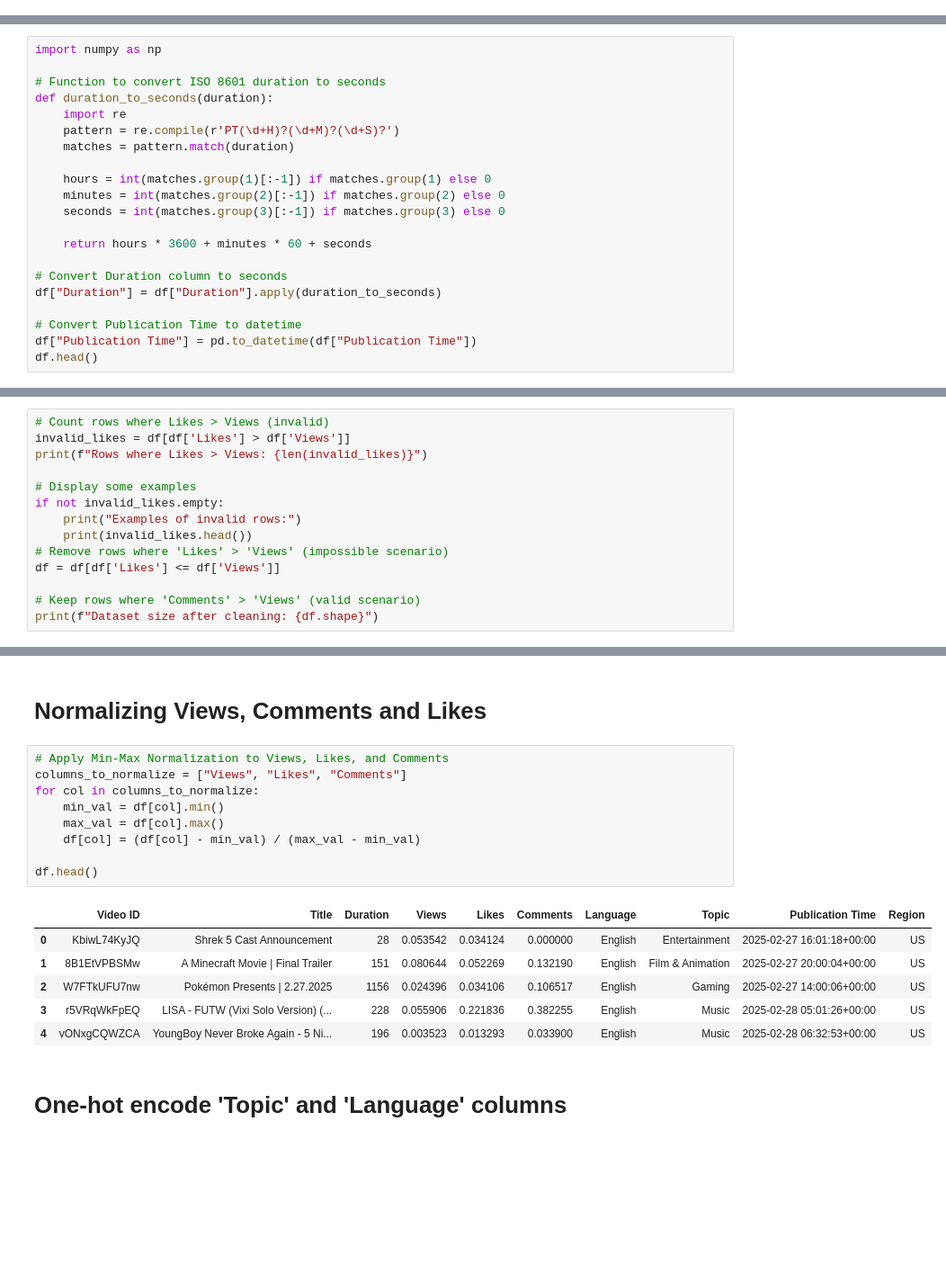
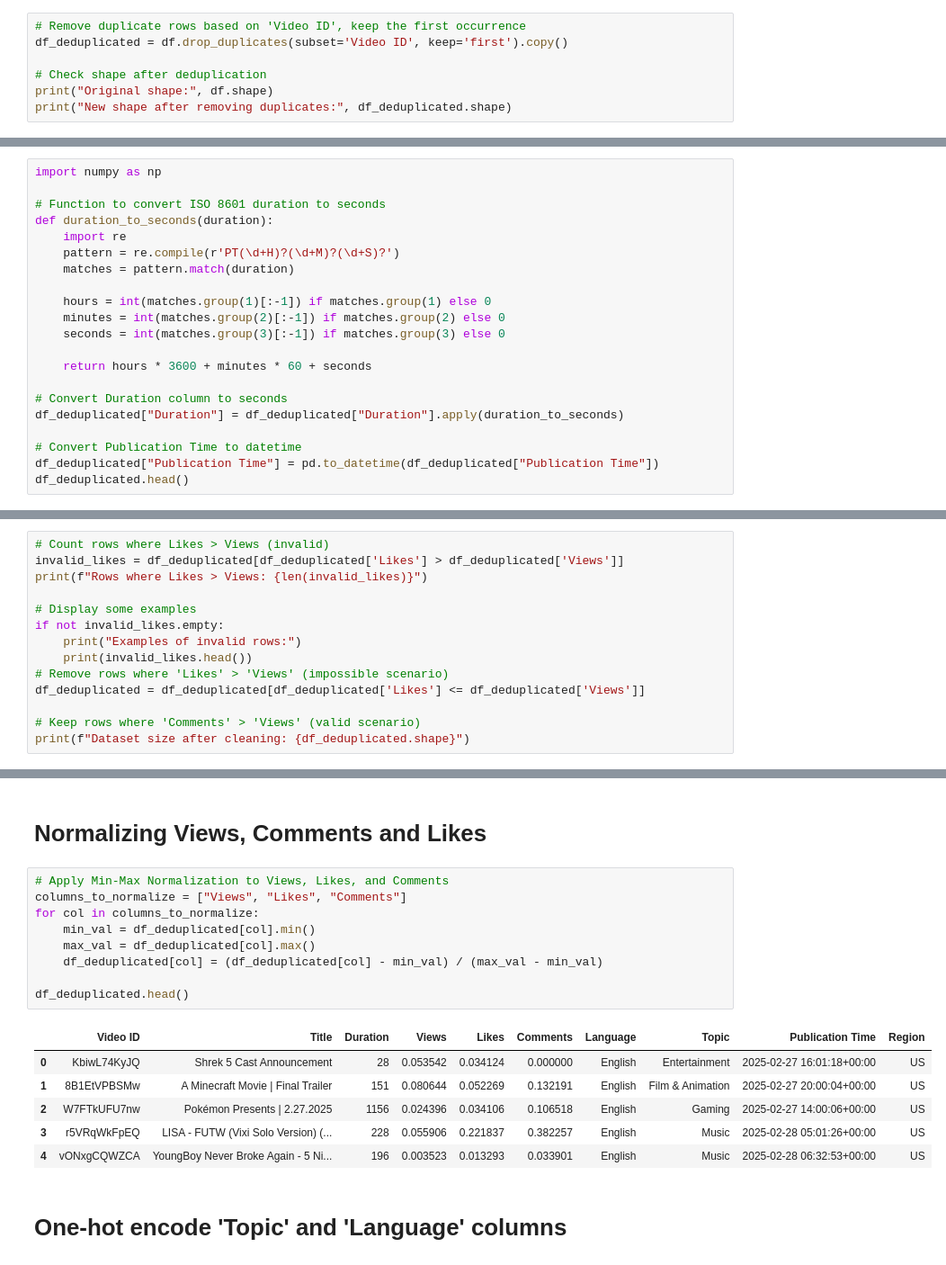
Before and after one commit to RaghdIt/DataScience, a Jupyter notebook: processing.ipynb, the cells around one changed output, grey strips where cells are left out. Shown at 90% size. Cells and saved outputs as stored; diff of their text form; blank space fills up the shorter version.

```diff
--- a/processing.ipynb
+++ b/processing.ipynb
@@ -100,0 +132,7 @@ Duplicate Rows:  0
+# %%
+# Remove duplicate rows based on 'Video ID', keep the first occurrence
+df_deduplicated = df.drop_duplicates(subset='Video ID', keep='first').copy()
+
+# Check shape after deduplication
+print("Original shape:", df.shape)
+print("New shape after removing duplicates:", df_deduplicated.shape)
@@ -120,11 +161,11 @@ def duration_to_seconds(duration):
     return hours * 3600 + minutes * 60 + seconds
 
 # Convert Duration column to seconds
-df["Duration"] = df["Duration"].apply(duration_to_seconds)
+df_deduplicated["Duration"] = df_deduplicated["Duration"].apply(duration_to_seconds)
 
 # Convert Publication Time to datetime
-df["Publication Time"] = pd.to_datetime(df["Publication Time"])
-df.head()
+df_deduplicated["Publication Time"] = pd.to_datetime(df_deduplicated["Publication Time"])
+df_deduplicated.head()
 # %% [output]
 |  | Video ID | Title | Duration | Views | Likes | Comments | Language | Topic | Publication Time | Region |
 | 0 | KbiwL74KyJQ | Shrek 5 Cast Announcement | 28 | 7871600 | 156303 | 0 | English | Entertainment | 2025-02-27 16:01:18+00:00 | US |
@@ -138,7 +179,7 @@ Apply Min-Max Normalization to Views, Likes, and Comments
 # Check if ther are rows where Likes > Views
 # %%
 # Count rows where Likes > Views (invalid)
-invalid_likes = df[df['Likes'] > df['Views']]
+invalid_likes = df_deduplicated[df_deduplicated['Likes'] > df_deduplicated['Views']]
 print(f"Rows where Likes > Views: {len(invalid_likes)}")
 
 # Display some examples
@@ -146,8 +187,8 @@ if not invalid_likes.empty:
     print("Examples of invalid rows:")
     print(invalid_likes.head())
 # Remove rows where 'Likes' > 'Views' (impossible scenario)
-df = df[df['Likes'] <= df['Views']]
+df_deduplicated = df_deduplicated[df_deduplicated['Likes'] <= df_deduplicated['Views']]
 
 # Keep rows where 'Comments' > 'Views' (valid scenario)
-print(f"Dataset size after cleaning: {df.shape}")
+print(f"Dataset size after cleaning: {df_deduplicated.shape}")
 # %% [output]
@@ -230,19 +265,19 @@ In our analysis, we have identified outliers in the dataset, particularly in met
 # %%
 # Apply Min-Max Normalization to Views, Likes, and Comments
 columns_to_normalize = ["Views", "Likes", "Comments"]
 for col in columns_to_normalize:
-    min_val = df[col].min()
-    max_val = df[col].max()
-    df[col] = (df[col] - min_val) / (max_val - min_val)
+    min_val = df_deduplicated[col].min()
+    max_val = df_deduplicated[col].max()
+    df_deduplicated[col] = (df_deduplicated[col] - min_val) / (max_val - min_val)
 
-df.head()
+df_deduplicated.head()
 # %% [output]
 |  | Video ID | Title | Duration | Views | Likes | Comments | Language | Topic | Publication Time | Region |
 | 0 | KbiwL74KyJQ | Shrek 5 Cast Announcement | 28 | 0.053542 | 0.034124 | 0.000000 | English | Entertainment | 2025-02-27 16:01:18+00:00 | US |
-| 1 | 8B1EtVPBSMw | A Minecraft Movie | Final Trailer | 151 | 0.080644 | 0.052269 | 0.132190 | English | Film & Animation | 2025-02-27 20:00:04+00:00 | US |
-| 2 | W7FTkUFU7nw | Pokémon Presents | 2.27.2025 | 1156 | 0.024396 | 0.034106 | 0.106517 | English | Gaming | 2025-02-27 14:00:06+00:00 | US |
-| 3 | r5VRqWkFpEQ | LISA - FUTW (Vixi Solo Version) (... | 228 | 0.055906 | 0.221836 | 0.382255 | English | Music | 2025-02-28 05:01:26+00:00 | US |
-| 4 | vONxgCQWZCA | YoungBoy Never Broke Again - 5 Ni... | 196 | 0.003523 | 0.013293 | 0.033900 | English | Music | 2025-02-28 06:32:53+00:00 | US |
+| 1 | 8B1EtVPBSMw | A Minecraft Movie | Final Trailer | 151 | 0.080644 | 0.052269 | 0.132191 | English | Film & Animation | 2025-02-27 20:00:04+00:00 | US |
+| 2 | W7FTkUFU7nw | Pokémon Presents | 2.27.2025 | 1156 | 0.024396 | 0.034106 | 0.106518 | English | Gaming | 2025-02-27 14:00:06+00:00 | US |
+| 3 | r5VRqWkFpEQ | LISA - FUTW (Vixi Solo Version) (... | 228 | 0.055906 | 0.221837 | 0.382257 | English | Music | 2025-02-28 05:01:26+00:00 | US |
+| 4 | vONxgCQWZCA | YoungBoy Never Broke Again - 5 Ni... | 196 | 0.003523 | 0.013293 | 0.033901 | English | Music | 2025-02-28 06:32:53+00:00 | US |
 # %% [markdown]
 # One-hot encode 'Topic' and 'Language' columns
 # %% [markdown]
```
Also changed, not shown: parts of 9 cells of this notebook, 4 other files.
